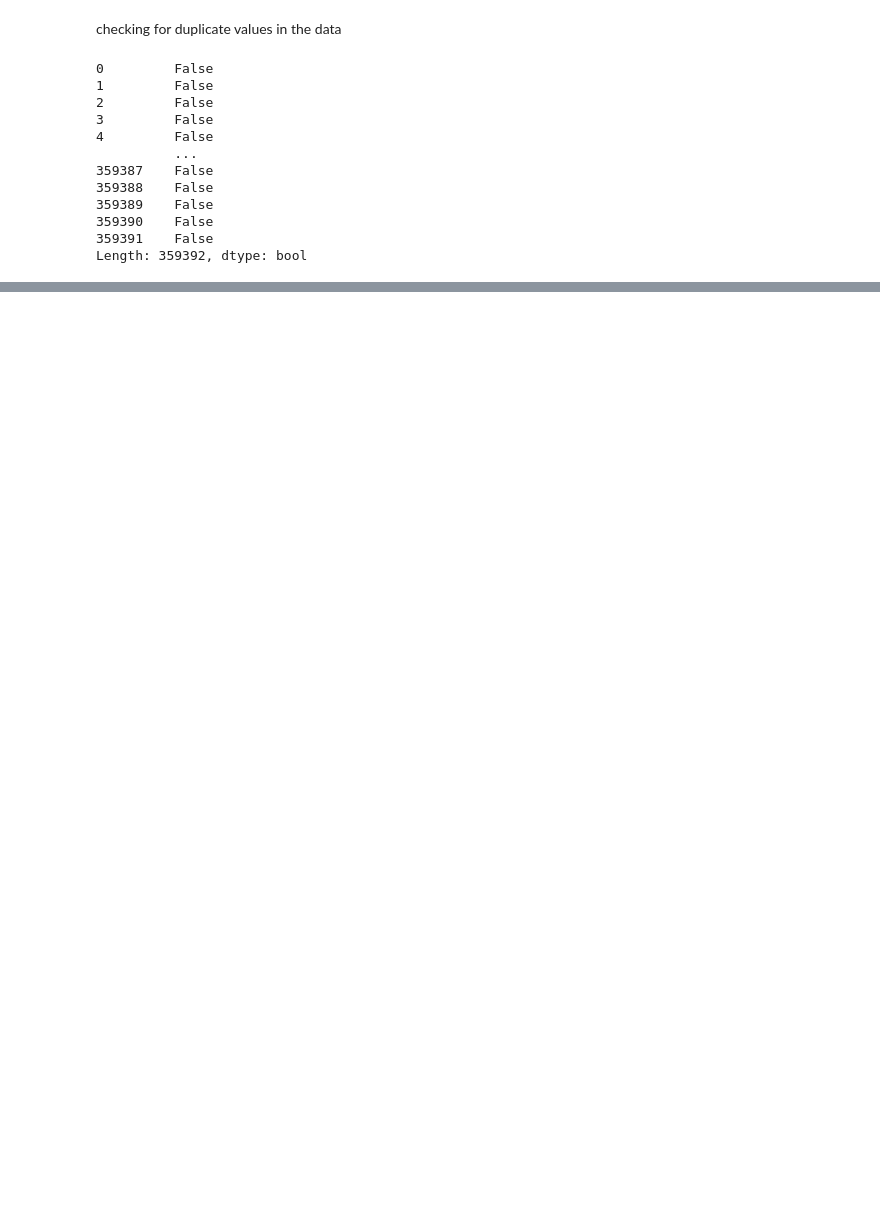
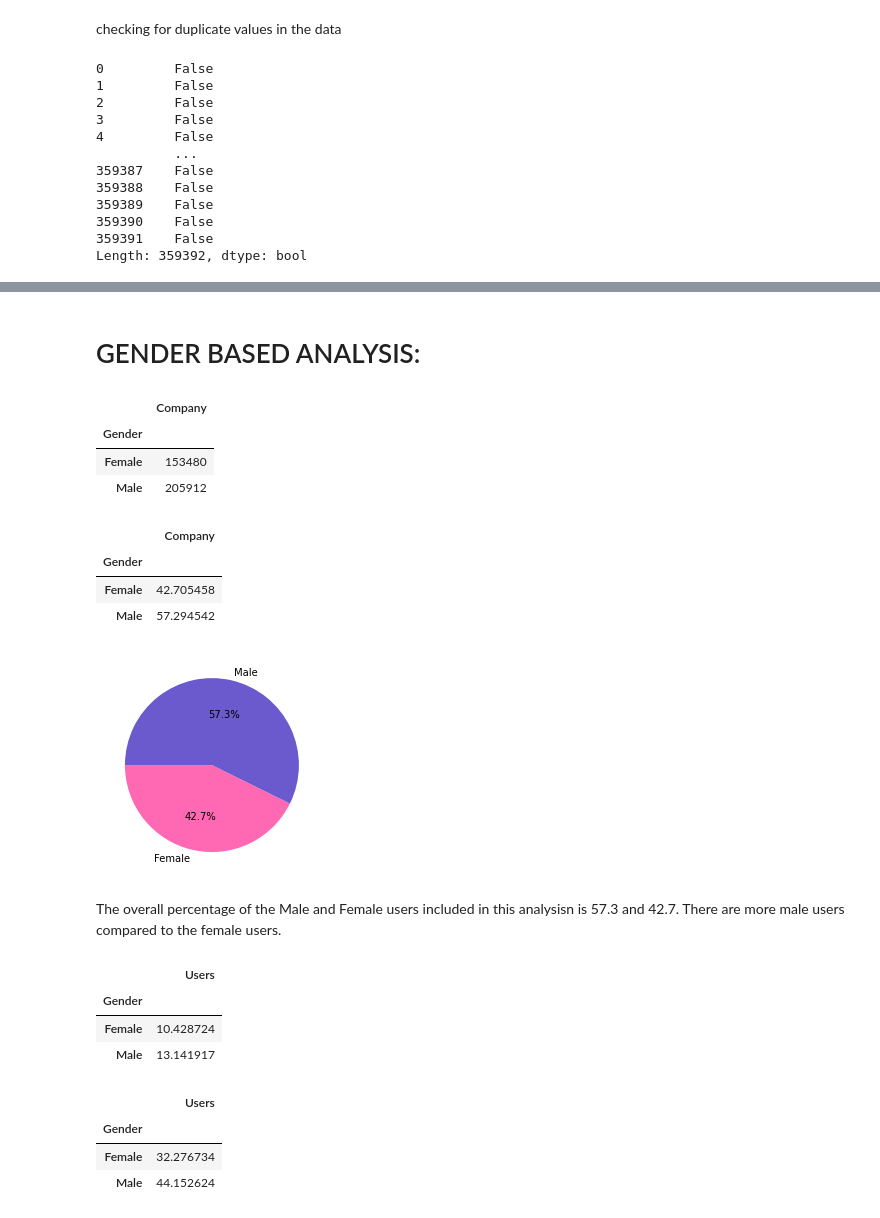
Before and after one commit to Manochitra20/G2M-for-Cab-Investment-firm, a Jupyter notebook: G2M_insights .ipynb, the cells around one changed output, grey strips where cells are left out. Saved outputs shown, nothing was run; the diff lists cells and outputs as text; code cells hidden in the pictures; blank space fills up the shorter version.

Commit message:
Analysis

```diff
--- a/G2M_insights .ipynb
+++ b/G2M_insights .ipynb
@@ -195,0 +310,52 @@ cab_data.describe()
+# %% [markdown]
+# GENDER BASED ANALYSIS:
+# %%
+gender_df = cab_data.groupby(['Gender'])
+# %%
+gender_counts=gender_df.count()["Company"]
+gender_counts_df=pd.DataFrame(gender_counts)
+gender_counts_df
+# %% [output]
+|  | Company |
+| Gender |  |
+| Female | 153480 |
+| Male | 205912 |
+# %%
+total_count= cab_data['Gender'].count()
+gender_percent=(gender_counts/total_count) * 100
+gender_percent_df=pd.DataFrame(gender_percent)
+gender_percent_df
+# %% [output]
+|  | Company |
+| Gender |  |
+| Female | 42.705458 |
+| Male | 57.294542 |
+# %%
+colors = ['hotpink', 'slateblue']
+plt.pie(gender_percent_df["Company"], colors=colors, labels=gender_percent_df.index, autopct="%1.1f%%", startangle=180)
+plt.show()
+# %% [output]
+[figure, added]
+# %% [markdown]
+The overall percentage of the Male and Female users included in this analysisn is 57.3 and 42.7. There are more male users compared to the female users.
+# %%
+pink_gender=pink_cab. groupby(['Gender'])
+pink_gcount=pd.DataFrame(pink_gender['Users'].count())
+pink_gpercent=pd.DataFrame((pink_gcount/total_count) * 100)
+pink_gpercent
+# %% [output]
+|  | Users |
+| Gender |  |
+| Female | 10.428724 |
+| Male | 13.141917 |
+# %%
+yellow_gender=yellow_cab. groupby(['Gender'])
+yellow_gcount=pd.DataFrame(yellow_gender['Users'].count())
+yellow_gcount
+yellow_gpercent=pd.DataFrame((yellow_gcount/total_count) * 100)
+yellow_gpercent
+# %% [output]
+|  | Users |
+| Gender |  |
+| Female | 32.276734 |
+| Male | 44.152624 |
```
Also changed, not shown: parts of 16 cells of this notebook, 2 other files.
